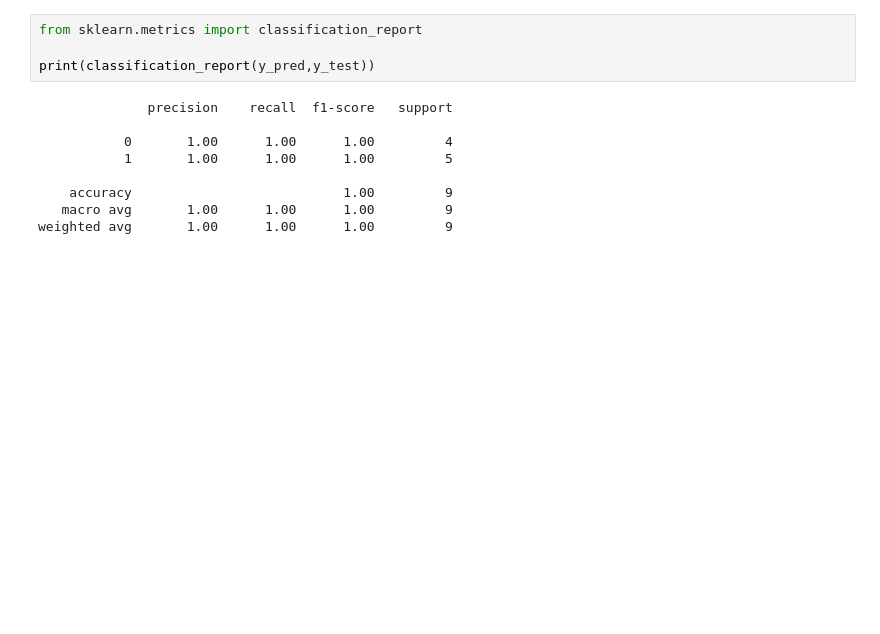
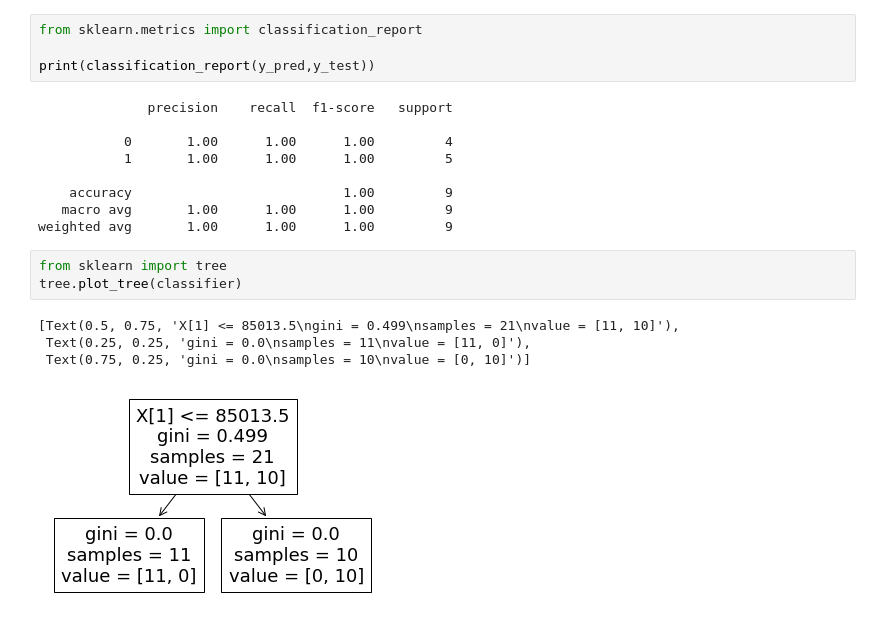
Before and after one commit to An1ndya/IIT-Kharagpur, a Jupyter notebook: ML02_Lab+ML03_Lab.ipynb, the cells around one changed output. Drawn from its saved outputs; the diff is of its cells as text; blank space fills up the shorter version.

```diff
--- a/ML02_Lab+ML03_Lab.ipynb
+++ b/ML02_Lab+ML03_Lab.ipynb
@@ -110,3 +110,11 @@ print(classification_report(y_pred,y_test))
     accuracy                           1.00         9
    macro avg       1.00      1.00      1.00         9
 weighted avg       1.00      1.00      1.00         9
+# %%
+from sklearn import tree
+tree.plot_tree(classifier)
+# %% [output]
+[Text(0.5, 0.75, 'X[1] <= 85013.5\ngini = 0.499\nsamples = 21\nvalue = [11, 10]'),
+ Text(0.25, 0.25, 'gini = 0.0\nsamples = 11\nvalue = [11, 0]'),
+ Text(0.75, 0.25, 'gini = 0.0\nsamples = 10\nvalue = [0, 10]')]
+[figure, added]
```
Also changed, not shown: parts of 4 cells of this notebook.
